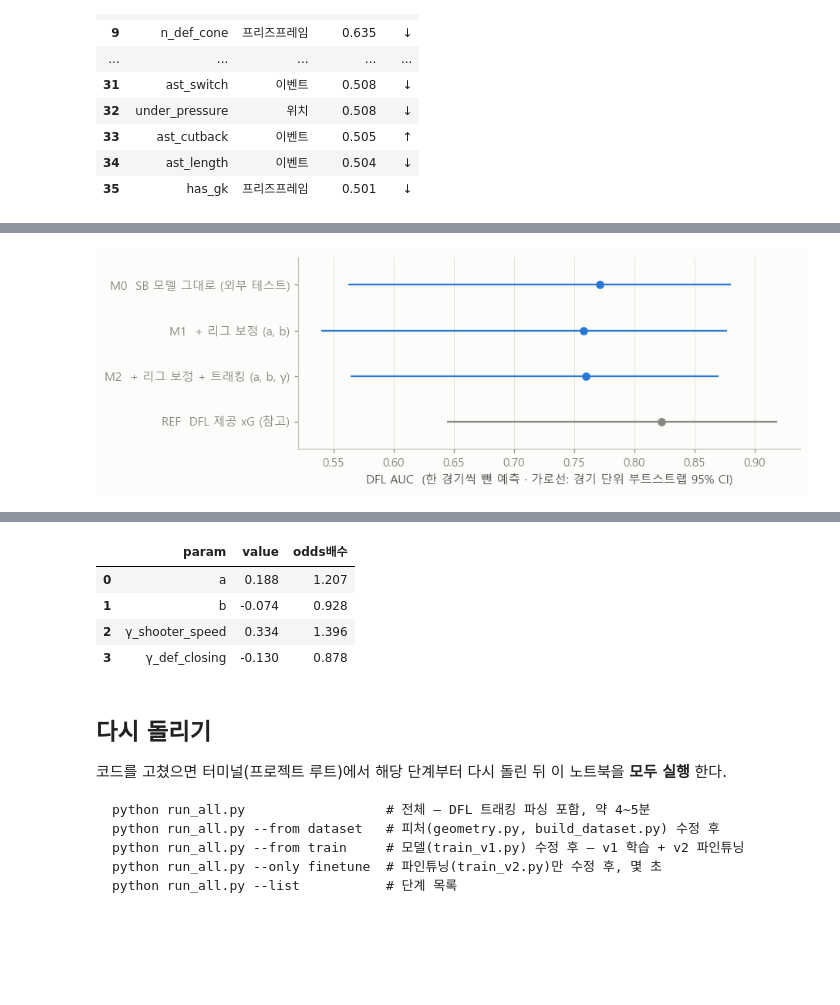
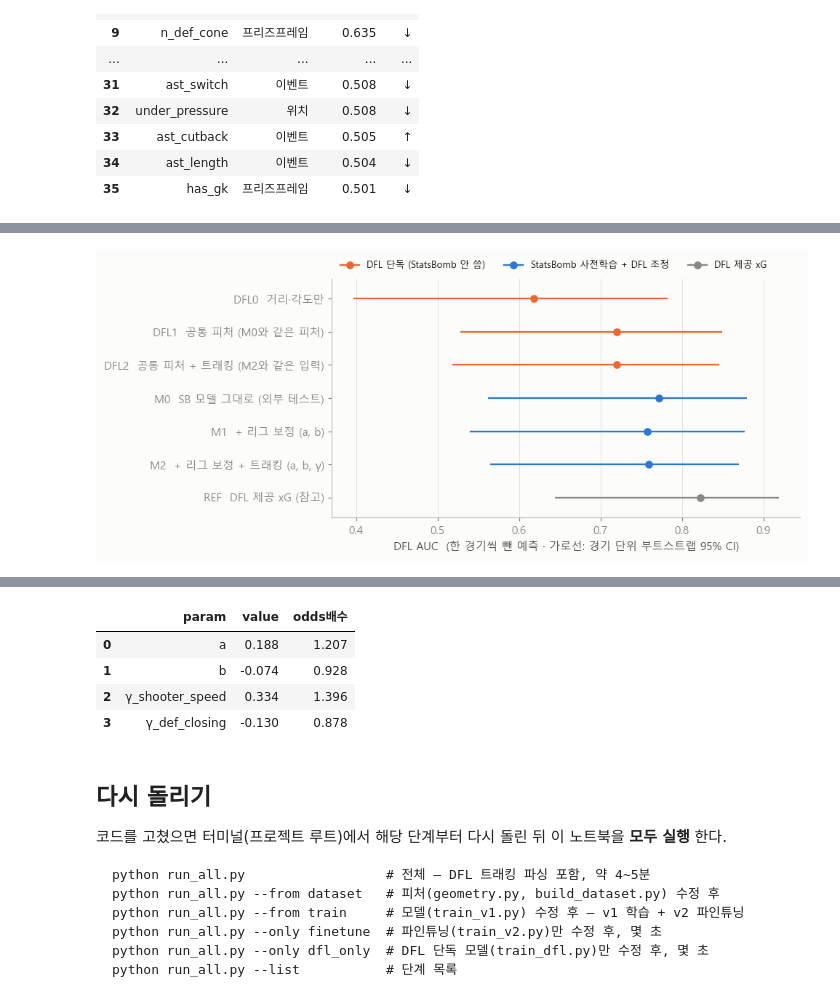
Before and after one commit to hwangiljun/xg, a Jupyter notebook: explore.ipynb, the cells around one changed output, grey strips where cells are left out. Drawn from its saved outputs; the diff is of its cells as text; code cells hidden in the pictures; blank space fills up the shorter version.

````diff
--- a/explore.ipynb
+++ b/explore.ipynb
@@ -416,22 +422,31 @@ xG_DFL = σ( z_SB + a + b·(z_SB − z̄) + γ·트래킹 )
 
 DFL 비페널티 골은 16개뿐이라 CI가 매우 넓다. 모델 간 차이는 **방향 확인용**으로만 읽는다.
 # %%
+from matplotlib.lines import Line2D
 v2 = pd.read_csv(os.path.join(OUT, "v2_results.csv"))
+dfo = pd.read_csv(os.path.join(OUT, "dfl_results.csv"))
 prm = pd.read_csv(os.path.join(OUT, "v2_params.csv"))
+cmp5 = pd.concat([dfo[dfo.model != "REF"], v2], ignore_index=True)     # DFL0~2, M0~2, REF
+col5 = lambda m: ORANGE if m.startswith("DFL") else (MUTED if m == "REF" else BLUE)
 
-fig, ax = plt.subplots(figsize=(8.5, 3))
-yp = np.arange(len(v2))[::-1]
-for yy, (_, r) in zip(yp, v2.iterrows()):
+fig, ax = plt.subplots(figsize=(9, 4))
+yp = np.arange(len(cmp5))[::-1]
+for yy, (_, r) in zip(yp, cmp5.iterrows()):
     ax.errorbar(r.auc, yy, xerr=[[r.auc - r.auc_lo], [r.auc_hi - r.auc]], fmt="o", ms=6, lw=1.5, capsize=0,
-                color=MUTED if r.model == "REF" else BLUE)
-ax.set_yticks(yp, v2.model + "  " + v2.desc); ax.set_ylim(-0.6, len(v2) - 0.4)
+                color=col5(r.model))
+ax.set_yticks(yp, cmp5.model + "  " + cmp5.desc); ax.set_ylim(-0.6, len(cmp5) - 0.4)
 ax.set_xlabel("DFL AUC  (한 경기씩 뺀 예측 · 가로선: 경기 단위 부트스트랩 95% CI)")
 ax.grid(axis="y", visible=False)
+ax.legend(handles=[Line2D([], [], color=c, marker="o", label=l) for c, l in
+                   [(ORANGE, "DFL 단독 (StatsBomb 안 씀)"), (BLUE, "StatsBomb 사전학습 + DFL 조정"), (MUTED, "DFL 제공 xG")]],
+          loc="lower left", bbox_to_anchor=(0, 1.0), ncol=3, fontsize=8.5)
 plt.tight_layout(); plt.show()
 
-display(v2.style.format({"auc": "{:.3f}", "auc_lo": "{:.2f}", "auc_hi": "{:.2f}", "d_vs_m0": "{:+.3f}",
-                         "d_lo": "{:+.2f}", "d_hi": "{:+.2f}", "logloss": "{:.4f}", "brier": "{:.4f}",
-                         "pred_goals": "{:.1f}", "calib": "{:.2f}"}).hide(axis="index"))
-prm.assign(odds배수=np.exp(prm.value)).round(3)     # 7경기 전체로 학습한 조정값 (0이면 SB 모델 그대로)
+display(pd.DataFrame({
+    "모델": cmp5.model, "설명": cmp5.desc, "AUC": cmp5.auc.round(3),
+    "95% CI": [f"[{a:.2f}, {b:.2f}]" for a, b in zip(cmp5.auc_lo, cmp5.auc_hi)],
+    "logloss": cmp5.logloss.round(4), "예측 골": cmp5.pred_goals.round(1), "실제 골": int(dfl.goal.sum()),
+}).style.hide(axis="index"))
+prm.assign(odds배수=np.exp(prm.value)).round(3)     # v2: 7경기 전체로 학습한 조정값 (0이면 SB 모델 그대로)
 # %% [output]
-[figure, old version]
+[figure, new version]
@@ -455,5 +473,6 @@ python run_all.py                  # 전체 — DFL 트래킹 파싱 포함, 약
 python run_all.py --from dataset   # 피처(geometry.py, build_dataset.py) 수정 후
 python run_all.py --from train     # 모델(train_v1.py) 수정 후 — v1 학습 + v2 파인튜닝
 python run_all.py --only finetune  # 파인튜닝(train_v2.py)만 수정 후, 몇 초
+python run_all.py --only dfl_only  # DFL 단독 모델(train_dfl.py)만 수정 후, 몇 초
 python run_all.py --list           # 단계 목록
 ```
````
Also changed, not shown: parts of 5 cells of this notebook, 4 other files.
